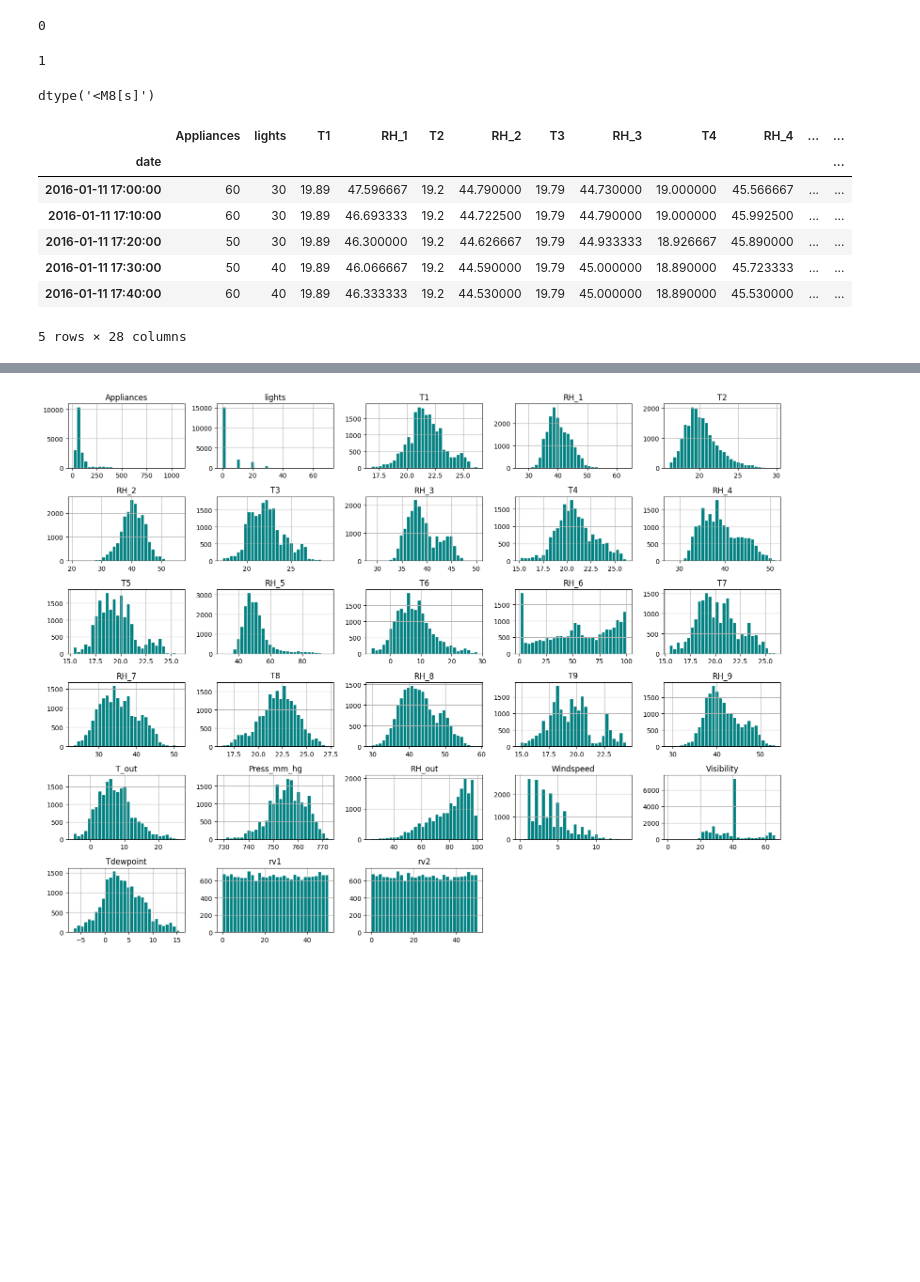
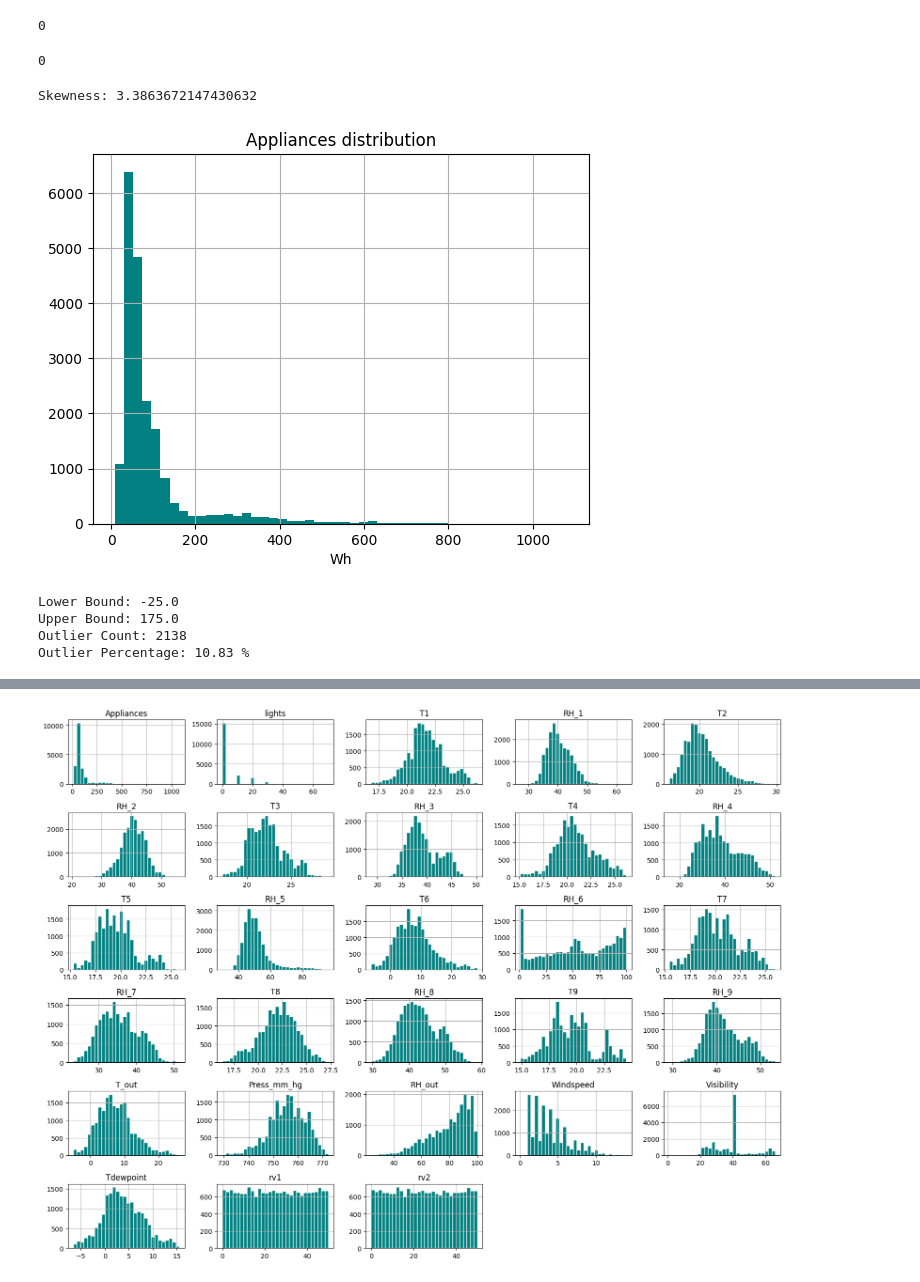
Before and after one commit to Manith-Ratnayake/Assignment, a Jupyter notebook: notebooks/EDA.ipynb, the cells around one changed output, grey strips where cells are left out. Drawn from its saved outputs; the diff is of its cells as text; code cells hidden in the pictures; blank space fills up the shorter version.

```diff
--- a/notebooks/EDA.ipynb
+++ b/notebooks/EDA.ipynb
@@ -66,12 +63,6 @@ df.duplicated().sum()
 df.isnull().sum().sum()
 # %% [output]
 0
-# %%
-(df.index.to_series().diff().iloc[1:] != pd.Timedelta(minutes=10)).any().sum()
-# %% [output]
-1
 # %%
 df["date"] = pd.to_datetime(df["date"], format="%Y-%m-%d %H:%M:%S").astype("datetime64[s]")
-df["date"].dtype
+df = df.set_index("date").sort_index()
-# %% [output]
-dtype('<M8[s]')
@@ -80,11 +69,34 @@ df = df.set_index("date").sort_index()
-# %%
-df.head()
-# %% [output]
-|  | Appliances | lights | T1 | RH_1 | T2 | RH_2 | T3 | RH_3 | T4 | RH_4 | ... | ... |
-| date |  |  |  |  |  |  |  |  |  |  |  | ... |
-| 2016-01-11 17:00:00 | 60 | 30 | 19.89 | 47.596667 | 19.2 | 44.790000 | 19.79 | 44.730000 | 19.000000 | 45.566667 | ... | ... |
-| 2016-01-11 17:10:00 | 60 | 30 | 19.89 | 46.693333 | 19.2 | 44.722500 | 19.79 | 44.790000 | 19.000000 | 45.992500 | ... | ... |
-| 2016-01-11 17:20:00 | 50 | 30 | 19.89 | 46.300000 | 19.2 | 44.626667 | 19.79 | 44.933333 | 18.926667 | 45.890000 | ... | ... |
-| 2016-01-11 17:30:00 | 50 | 40 | 19.89 | 46.066667 | 19.2 | 44.590000 | 19.79 | 45.000000 | 18.890000 | 45.723333 | ... | ... |
-| 2016-01-11 17:40:00 | 60 | 40 | 19.89 | 46.333333 | 19.2 | 44.530000 | 19.79 | 45.000000 | 18.890000 | 45.530000 | ... | ... |
-5 rows × 28 columns
+# %%
+(df.index.to_series().diff().dropna() != pd.Timedelta(minutes=10)).sum()
+# %% [output]
+0
+# %%
+print("Skewness:", df["Appliances"].skew())
+
+df["Appliances"].hist(bins=50, color="teal")
+plt.title("Appliances distribution")
+plt.xlabel("Wh")
+plt.show()
+# %% [output]
+Skewness: 3.3863672147430632
+[figure, added]
+# %%
+Q1 = df["Appliances"].quantile(0.25)
+Q3 = df["Appliances"].quantile(0.75)
+
+IQR = Q3 - Q1
+
+lower_bound = Q1 - 1.5 * IQR
+upper_bound = Q3 + 1.5 * IQR
+
+outliers = df[(df["Appliances"] < lower_bound) | (df["Appliances"] > upper_bound)]
+
+print("Lower Bound:", lower_bound)
+print("Upper Bound:", upper_bound)
+print("Outlier Count:", len(outliers))
+print("Outlier Percentage:", round(len(outliers) / len(df) * 100, 2), "%")
+# %% [output]
+Lower Bound: -25.0
+Upper Bound: 175.0
+Outlier Count: 2138
+Outlier Percentage: 10.83 %
```
Also changed, not shown: parts of 28 cells of this notebook.
